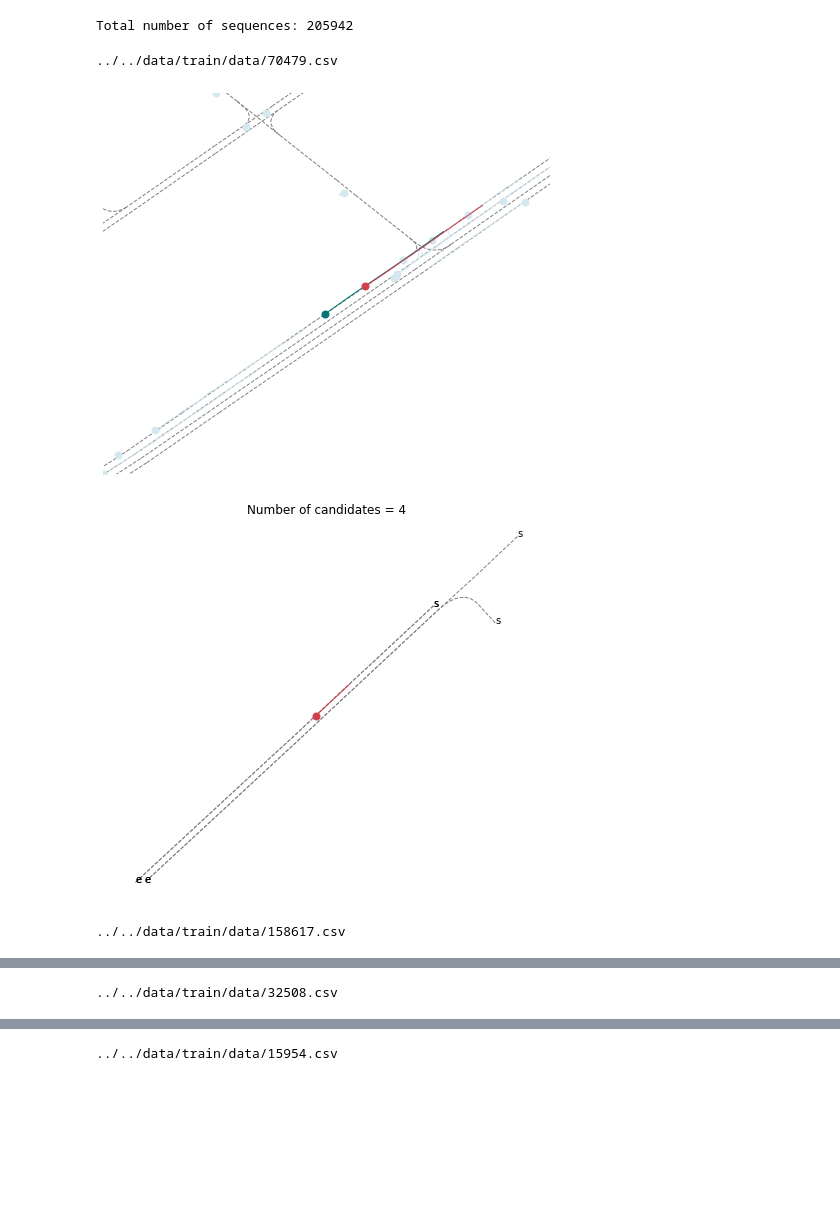
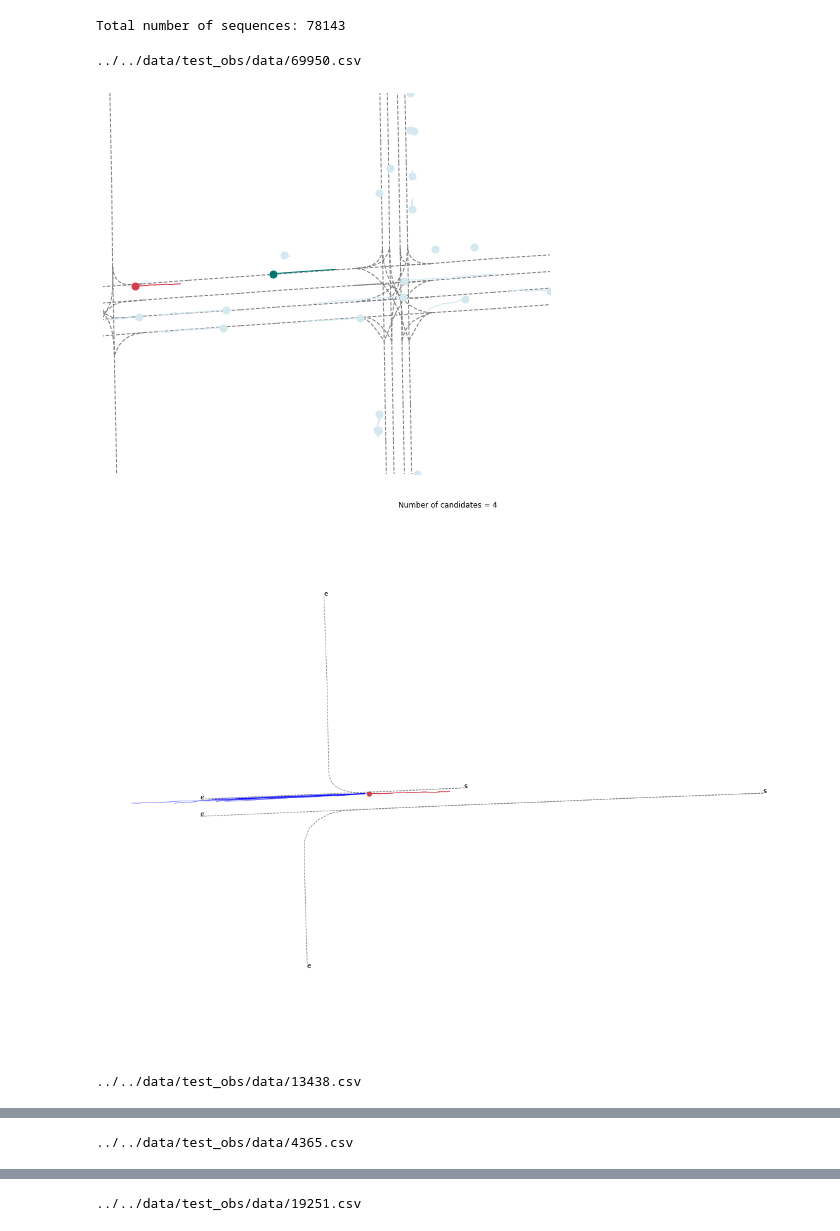
Before and after one commit to anandbhoraskar/argoverse-forecasting, a Jupyter notebook: notebooks/Visualize_samples.ipynb, the cells around one changed output, grey strips where cells are left out. Saved outputs shown, nothing was run; the diff lists cells and outputs as text; code cells hidden in the pictures; blank space fills up the shorter version.

Commit message:
Added code for visualizing predicted trajectories

```diff
--- a/notebooks/Visualize_samples.ipynb
+++ b/notebooks/Visualize_samples.ipynb
@@ -5,0 +7,3 @@ from argoverse.map_representation.map_api import ArgoverseMap
+# %%
+with open("nn16.pkl", 'rb') as file:
+    data = pkl.load(file)
@@ -10,10 +41,11 @@ nums = [70479, 158617, 32508, 15954, 136195, 66460, 13007, 168645, 169992, 78276
 from argoverse.data_loading.argoverse_forecasting_loader import ArgoverseForecastingLoader
 
 ##set root_dir to the correct path to your dataset folder
-root_dir = '../../data/train/data'
+root_dir = '../../data/test_obs/data'
+# root_dir = '../../data/train/data'
 
 afl = ArgoverseForecastingLoader(root_dir)
 
 print('Total number of sequences:',len(afl))
 # %% [output]
-Total number of sequences: 205942
+Total number of sequences: 78143
@@ -20,15 +67,20 @@ Total number of sequences: 205942
 # %%
 avm = ArgoverseMap()
 
 obs_len = 20
-for num in nums:
+shuffled_nums = np.random.randint(1,78143,20)
+for num in shuffled_nums:
     seq_path = f"{root_dir}/{num}.csv"
     print(seq_path)
     viz_sequence(afl.get(seq_path).seq_df, show=True)
     agent_obs_traj = afl.get(seq_path).agent_traj[:obs_len]
-    candidate_centerlines = avm.get_candidate_centerlines_for_traj(agent_obs_traj, afl.get(seq_path).city, viz=True)
+    agent_obs_traj_full = afl.get(seq_path).agent_traj
+    xy_pred = data[num][:10]
+    candidate_centerlines = avm.get_candidate_centerlines_for_traj(agent_obs_traj, afl.get(seq_path).city, viz=True,
+                                                                  xy_pred=xy_pred, xy_total=agent_obs_traj_full,
+                                                                  figsize=(20,16))
 # %% [output]
-../../data/train/data/70479.csv
+../../data/test_obs/data/69950.csv
-[figure, old version]
+[figure, new version]
-[figure, old version]
+[figure, new version]
-../../data/train/data/158617.csv
+../../data/test_obs/data/13438.csv
@@ -37 +89 @@ for num in nums:
-../../data/train/data/32508.csv
+../../data/test_obs/data/4365.csv
@@ -40 +92 @@ for num in nums:
-../../data/train/data/15954.csv
+../../data/test_obs/data/19251.csv
```
Also changed, not shown: parts of 32 cells of this notebook, 1 other file.
